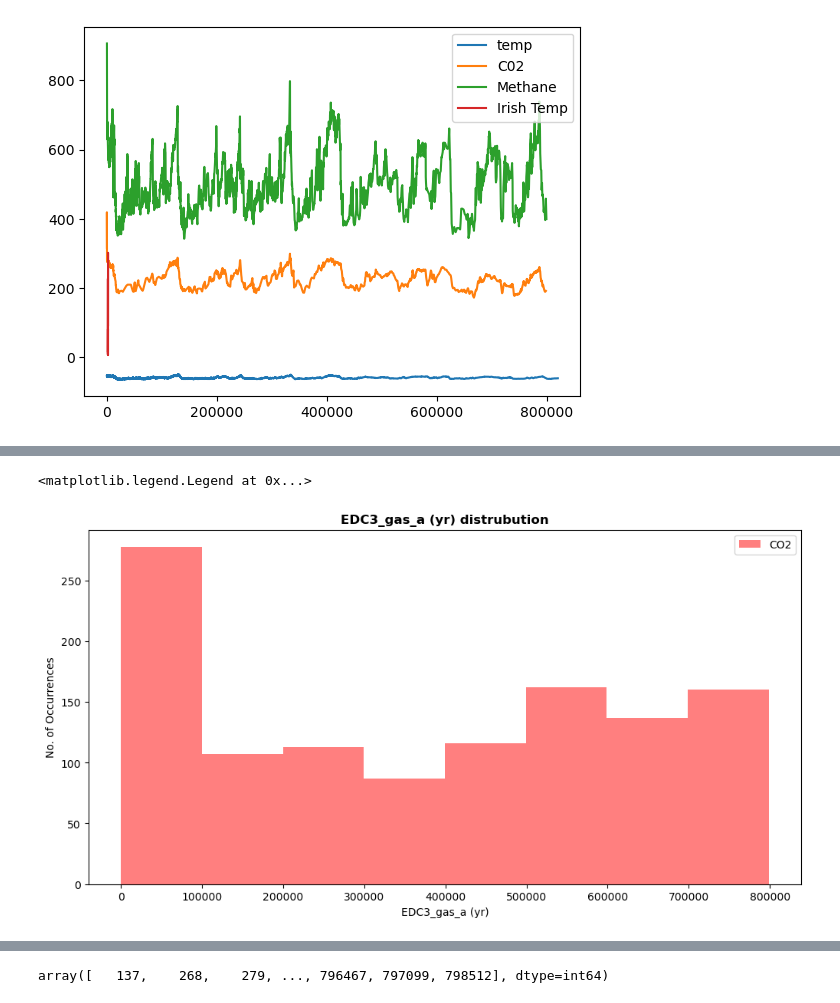
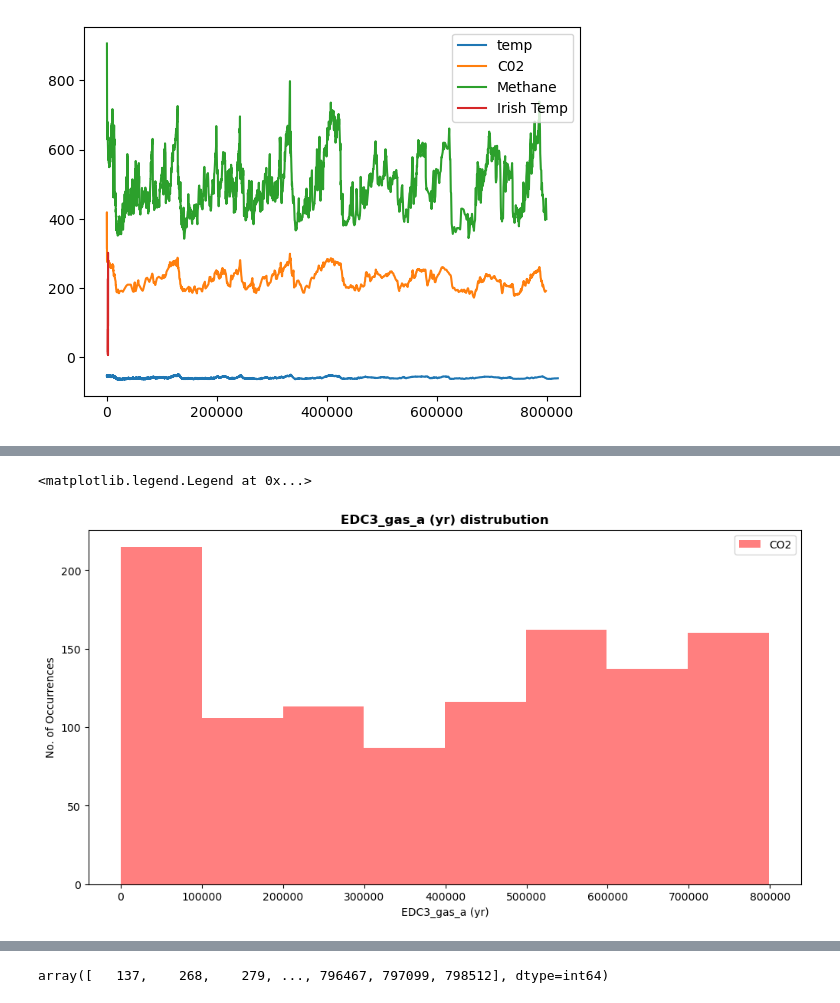
Before and after one commit to keithmmc/pda2, a Jupyter notebook: project2.ipynb, the cells around one changed output, grey strips where cells are left out. Drawn from its saved outputs; the diff is of its cells as text; code cells hidden in the pictures.

```diff
--- a/project2.ipynb
+++ b/project2.ipynb
@@ -484,11 +509,11 @@ ax.legend(loc='upper right')
 # %%
 fig, ax = plt.subplots(figsize = (12,6))
 
 ax.set_title("EDC3_gas_a (yr) distrubution", fontweight='bold')
 ax.set(xlabel='EDC3_gas_a (yr)')
 ax.set(ylabel="No. of Occurrences")
-ax.hist(dataset1['EDC3_gas_a (yr)'], bins=8, alpha=0.5, label="CO2", color='red')
+ax.hist(nature['EDC3_gas_a (yr)'], bins=8, alpha=0.5, label="CO2", color='red')
 ax.legend(loc='upper right')
 # %% [output]
 <matplotlib.legend.Legend at 0x...>
-[figure, old version]
+[figure, new version]
```
Also changed, not shown: parts of 15 cells of this notebook.
